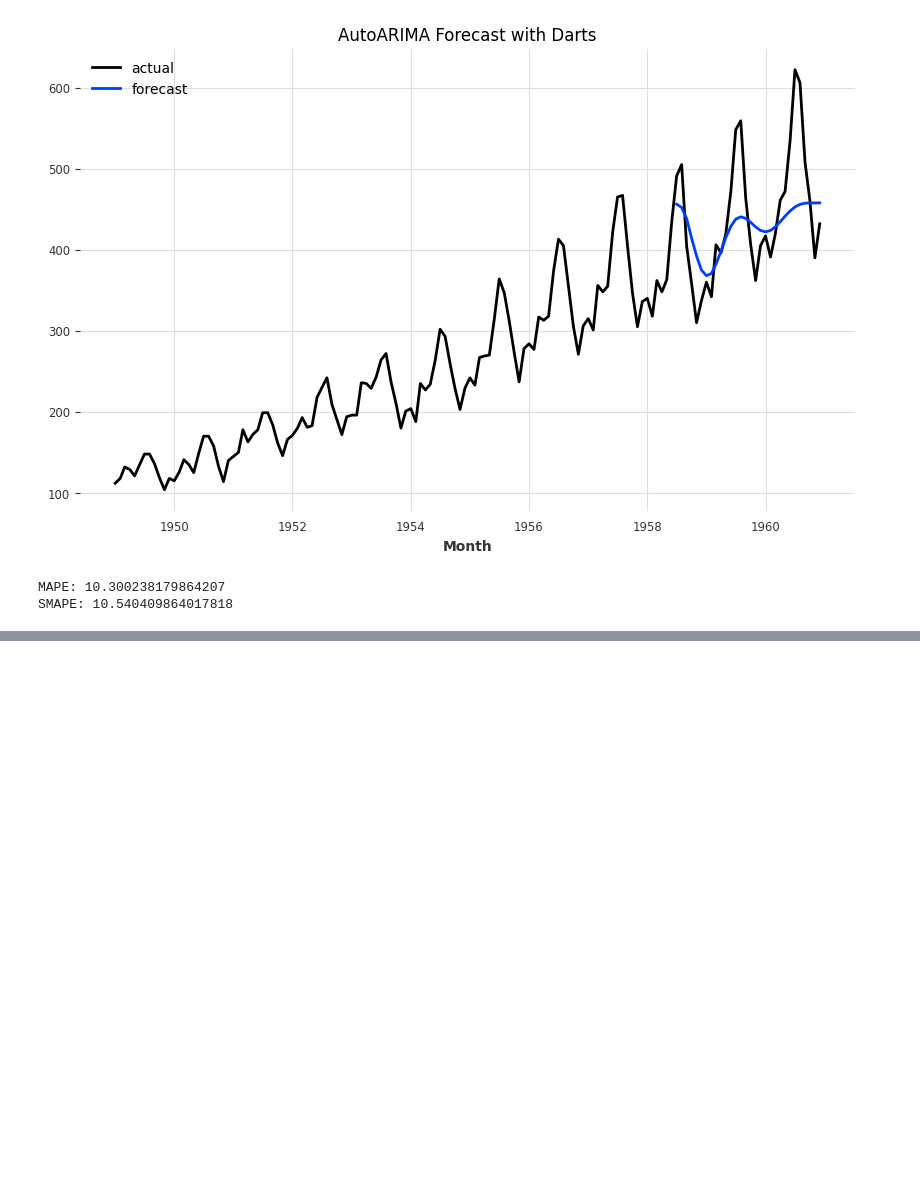
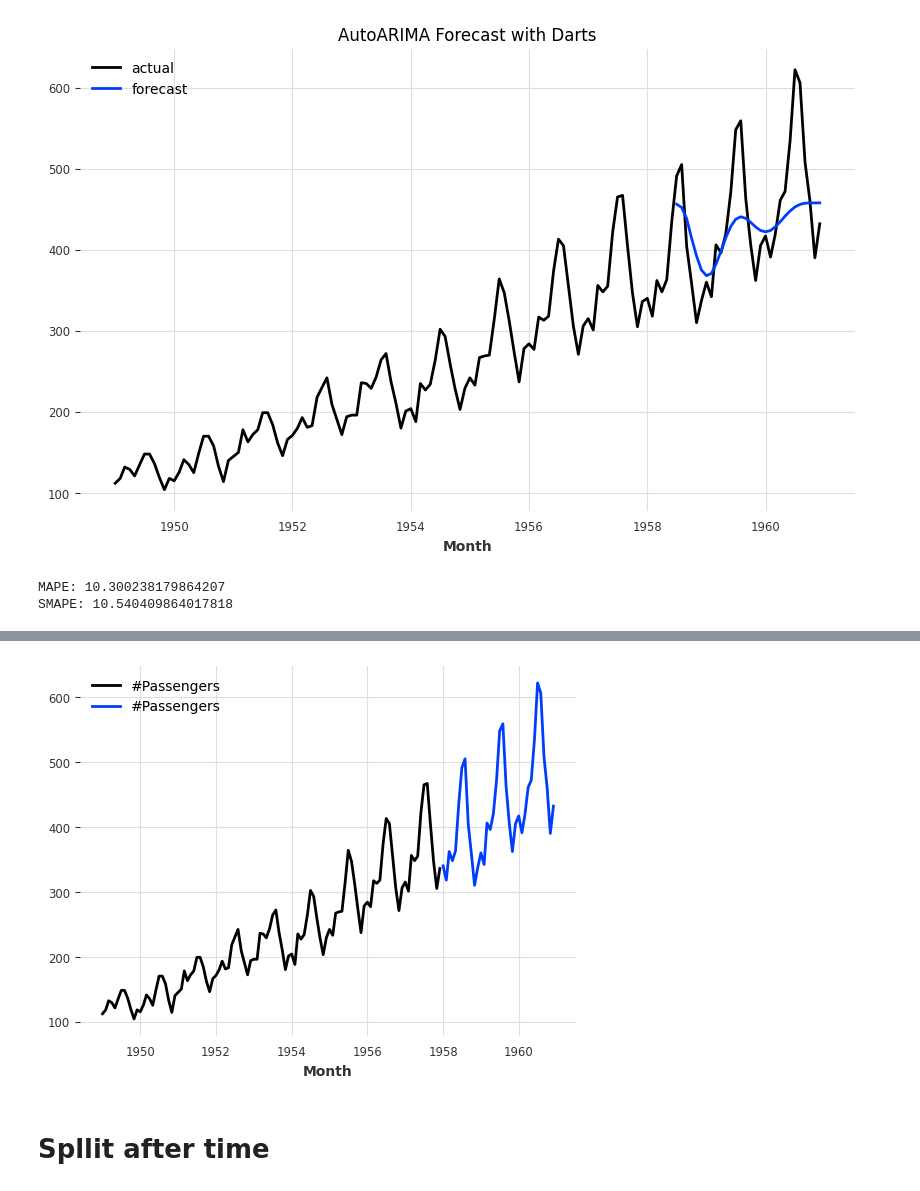
Before and after one commit to taudataanalytics/Pedas-2025, a Jupyter notebook: PeDaS-2025-Day-01.ipynb, the cells around one changed output, grey strips where cells are left out. Saved outputs shown, nothing was run; the diff lists cells and outputs as text; code cells hidden in the pictures; blank space fills up the shorter version.

```diff
--- a/PeDaS-2025-Day-01.ipynb
+++ b/PeDaS-2025-Day-01.ipynb
@@ -298,0 +431,9 @@ SMAPE: 10.540409864017818
+# %%
+series1, series2 = series[:-36], series[-36:]
+series1.plot().figure
+series2.plot().figure
+plt.show()
+# %% [output]
+[figure, added]
+# %% [markdown]
+# Spllit after time
```
Also changed, not shown: parts of 33 cells of this notebook, 13 other files.
